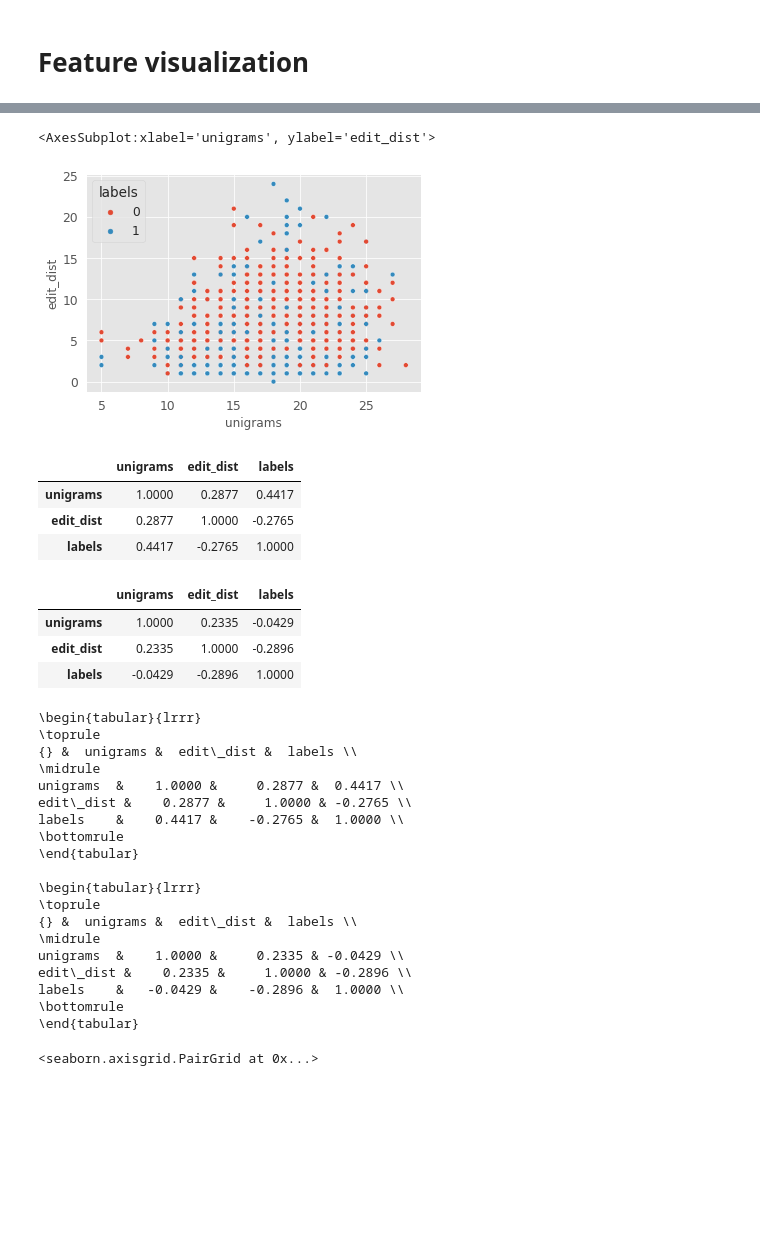
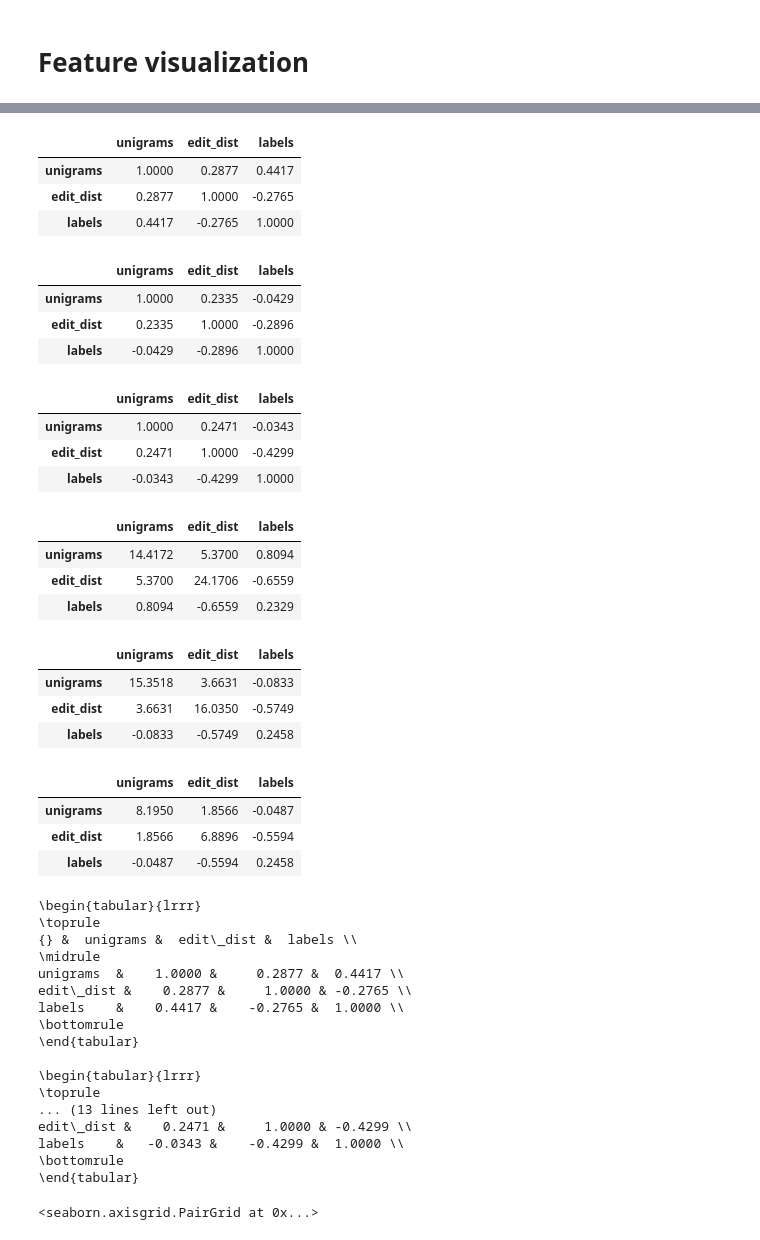
Before and after one commit to RuolinZheng08/ttic31190-natural-language-processing, a Jupyter notebook: hw4/mlp-results-analysis.ipynb, the cells around one changed output, grey strips where cells are left out. Saved outputs shown, nothing was run; the diff lists cells and outputs as text; code cells hidden in the pictures; blank space fills up the shorter version.

```diff
--- a/hw4/mlp-results-analysis.ipynb
+++ b/hw4/mlp-results-analysis.ipynb
@@ -200,11 +200,8 @@ print(editdistance.eval(
 # %% [markdown]
 # Feature visualization
 # %%
-# scatter w/ color label
-kws = None
-# kws = {'remove_punkt': True, 'remove_stopwords': True}
-X = construct_features(dev.line1.apply(clean_text, kws),
-                       dev.line2.apply(clean_text, kws))
+X = construct_features(dev.line1.apply(clean_text),
+                       dev.line2.apply(clean_text))
 dev_df = pd.DataFrame({
     'unigrams': X[:, 0],
     'edit_dist': X[:, 1],
@@ -218,32 +210,58 @@ sns.scatterplot(data=dev_df, x='unigrams', y='edit_dist', hue='labels')
+# %%
+X = construct_features(dev_hard.line1.apply(clean_text),
+                       dev_hard.line2.apply(clean_text))
+dev_hard_df = pd.DataFrame({
+    'unigrams': X[:, 0],
+    'edit_dist': X[:, 1],
+    'labels': dev_hard.is_paraphrase
+})
 # %%
-kws = None
-# kws = {'remove_punkt': True, 'remove_stopwords': True}
-X = construct_features(dev_hard.line1.apply(clean_text, kws),
-                       dev_hard.line2.apply(clean_text, kws))
-dev_hard_df = pd.DataFrame({
+kws = {'remove_punkt': True, 'remove_stopwords': True, 'stem': True}
+X = construct_features(dev_hard.line1.apply(clean_text, **kws),
+                       dev_hard.line2.apply(clean_text, **kws))
+dev_hard_best_df = pd.DataFrame({
     'unigrams': X[:, 0],
     'edit_dist': X[:, 1],
     'labels': dev_hard.is_paraphrase
 })
-sns.scatterplot(data=dev_hard_df, x='unigrams', y='edit_dist', hue='labels')
-# %% [output]
-<AxesSubplot:xlabel='unigrams', ylabel='edit_dist'>
-[figure, removed]
 # %%
 display(dev_df.corr())
 display(dev_hard_df.corr())
+display(dev_hard_best_df.corr())
 # %% [output]
 |  | unigrams | edit_dist | labels |
 | unigrams | 1.0000 | 0.2877 | 0.4417 |
 | edit_dist | 0.2877 | 1.0000 | -0.2765 |
 | labels | 0.4417 | -0.2765 | 1.0000 |
 |  | unigrams | edit_dist | labels |
 | unigrams | 1.0000 | 0.2335 | -0.0429 |
 | edit_dist | 0.2335 | 1.0000 | -0.2896 |
 | labels | -0.0429 | -0.2896 | 1.0000 |
+|  | unigrams | edit_dist | labels |
+| unigrams | 1.0000 | 0.2471 | -0.0343 |
+| edit_dist | 0.2471 | 1.0000 | -0.4299 |
+| labels | -0.0343 | -0.4299 | 1.0000 |
+# %%
+display(dev_df.cov())
+display(dev_hard_df.cov())
+display(dev_hard_best_df.cov())
+# %% [output]
+|  | unigrams | edit_dist | labels |
+| unigrams | 14.4172 | 5.3700 | 0.8094 |
+| edit_dist | 5.3700 | 24.1706 | -0.6559 |
+| labels | 0.8094 | -0.6559 | 0.2329 |
+|  | unigrams | edit_dist | labels |
+| unigrams | 15.3518 | 3.6631 | -0.0833 |
+| edit_dist | 3.6631 | 16.0350 | -0.5749 |
+| labels | -0.0833 | -0.5749 | 0.2458 |
+|  | unigrams | edit_dist | labels |
+| unigrams | 8.1950 | 1.8566 | -0.0487 |
+| edit_dist | 1.8566 | 6.8896 | -0.5594 |
+| labels | -0.0487 | -0.5594 | 0.2458 |
 # %%
 print(dev_df.corr().to_latex())
 print(dev_hard_df.corr().to_latex())
+print(dev_hard_best_df.corr().to_latex())
 # %% [output]
 \begin{tabular}{lrrr}
 \toprule
@@ -257,11 +275,9 @@ labels    &    0.4417 &    -0.2765 &  1.0000 \\
 
 \begin{tabular}{lrrr}
 \toprule
-{} &  unigrams &  edit\_dist &  labels \\
-\midrule
-unigrams  &    1.0000 &     0.2335 & -0.0429 \\
-edit\_dist &    0.2335 &     1.0000 & -0.2896 \\
-labels    &   -0.0429 &    -0.2896 &  1.0000 \\
+... (13 lines left out)
+edit\_dist &    0.2471 &     1.0000 & -0.4299 \\
+labels    &   -0.0343 &    -0.4299 &  1.0000 \\
 \bottomrule
 \end{tabular}
 # %%
```
Also changed, not shown: parts of 4 cells of this notebook.
